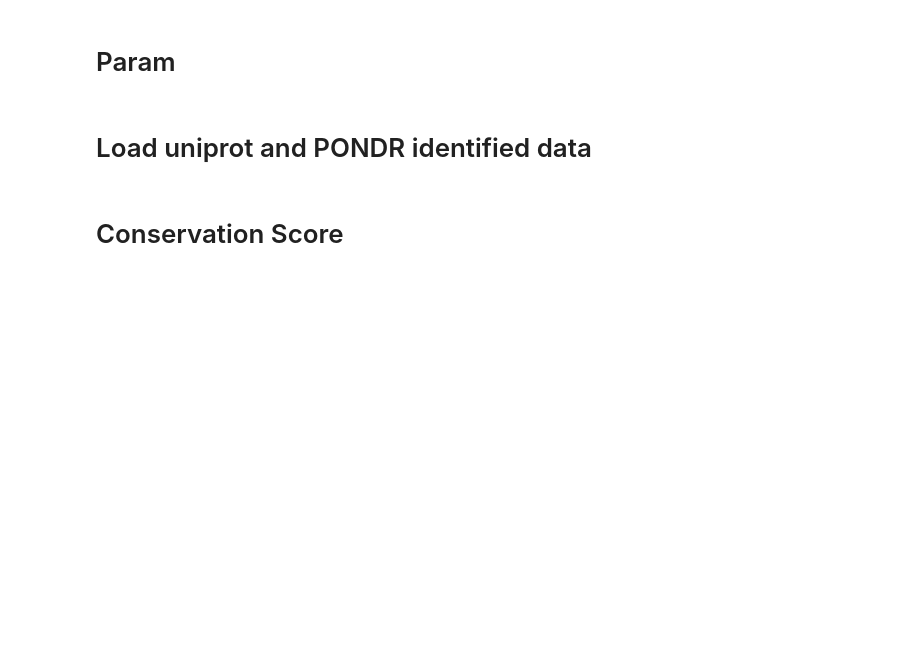
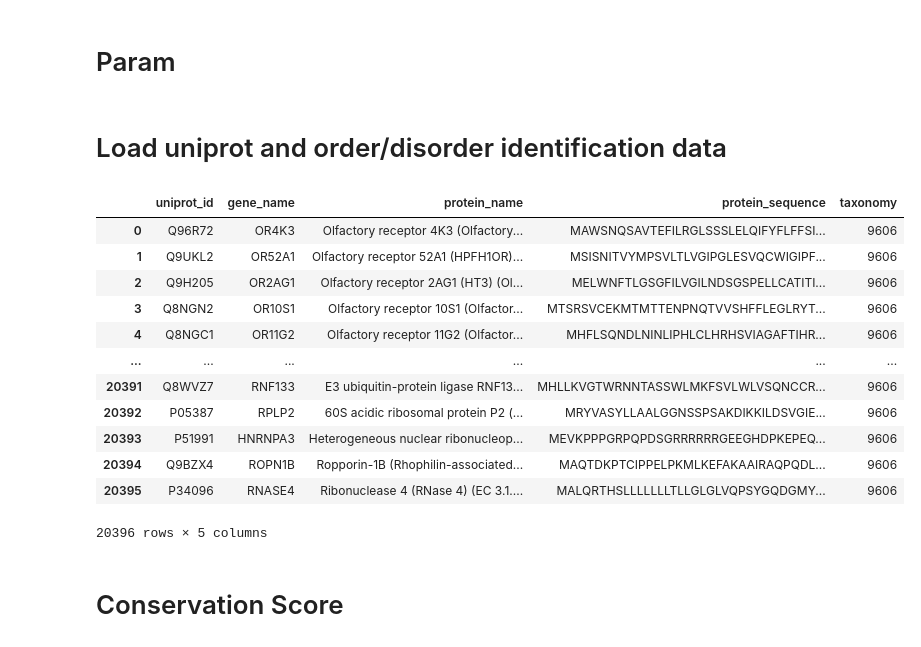
Before and after one commit to allmwh/the_return_of_the_rings, a Jupyter notebook: fig2.ipynb, the cells around one changed output. Drawn from its saved outputs; the diff is of its cells as text; code cells hidden in the pictures; blank space fills up the shorter version.

```diff
--- a/fig2.ipynb
+++ b/fig2.ipynb
@@ -51,11 +51,27 @@ conserve_peraa_sort = ["A","C","D","E","G","H","I","K","L","M","N","P","Q","R","
 # %% [markdown]
-# Load uniprot and PONDR identified data
+# Load uniprot and order/disorder identification data
 # %%
 human_uniprot_path = Path("./rawdata/human_uniprot.tab")
 human_df = get_uniprot_rawdata(human_uniprot_path)
 
 pondr_disorder_ident_path = Path("./output/pondr_disorder_ident")
 od_human_df = pd.read_pickle(pondr_disorder_ident_path / "{}_od_human_df.pkl".format(algorithm))
+# %%
+human_df
+# %% [output]
+|  | uniprot_id | gene_name | protein_name | protein_sequence | taxonomy |
+| 0 | Q96R72 | OR4K3 | Olfactory receptor 4K3 (Olfactory... | MAWSNQSAVTEFILRGLSSSLELQIFYFLFFSI... | 9606 |
+| 1 | Q9UKL2 | OR52A1 | Olfactory receptor 52A1 (HPFH1OR)... | MSISNITVYMPSVLTLVGIPGLESVQCWIGIPF... | 9606 |
+| 2 | Q9H205 | OR2AG1 | Olfactory receptor 2AG1 (HT3) (Ol... | MELWNFTLGSGFILVGILNDSGSPELLCATITI... | 9606 |
+| 3 | Q8NGN2 | OR10S1 | Olfactory receptor 10S1 (Olfactor... | MTSRSVCEKMTMTTENPNQTVVSHFFLEGLRYT... | 9606 |
+| 4 | Q8NGC1 | OR11G2 | Olfactory receptor 11G2 (Olfactor... | MHFLSQNDLNINLIPHLCLHRHSVIAGAFTIHR... | 9606 |
+| ... | ... | ... | ... | ... | ... |
+| 20391 | Q8WVZ7 | RNF133 | E3 ubiquitin-protein ligase RNF13... | MHLLKVGTWRNNTASSWLMKFSVLWLVSQNCCR... | 9606 |
+| 20392 | P05387 | RPLP2 | 60S acidic ribosomal protein P2 (... | MRYVASYLLAALGGNSSPSAKDIKKILDSVGIE... | 9606 |
+| 20393 | P51991 | HNRNPA3 | Heterogeneous nuclear ribonucleop... | MEVKPPPGRPQPDSGRRRRRRGEEGHDPKEPEQ... | 9606 |
+| 20394 | Q9BZX4 | ROPN1B | Ropporin-1B (Rhophilin-associated... | MAQTDKPTCIPPELPKMLKEFAKAAIRAQPQDL... | 9606 |
+| 20395 | P34096 | RNASE4 | Ribonuclease 4 (RNase 4) (EC 3.1.... | MALQRTHSLLLLLLLTLLGLGLVQPSYGQDGMY... | 9606 |
+20396 rows × 5 columns
 # %% [markdown]
 # Conservation Score
 # %%
```
Also changed, not shown: parts of 28 cells of this notebook, 9 other files.
